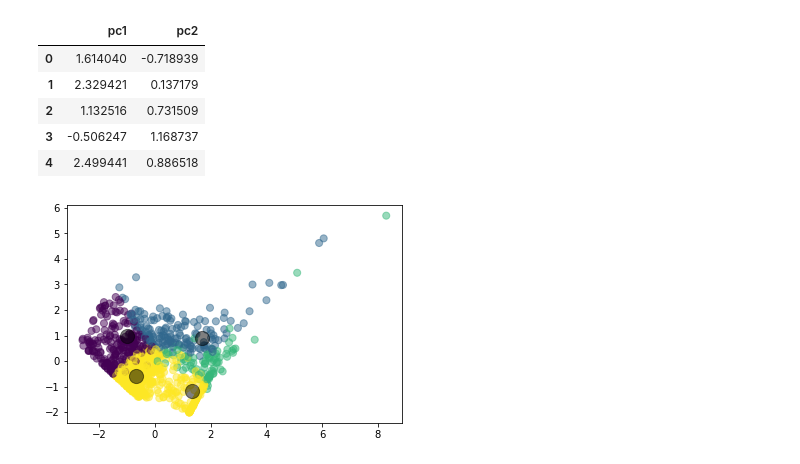
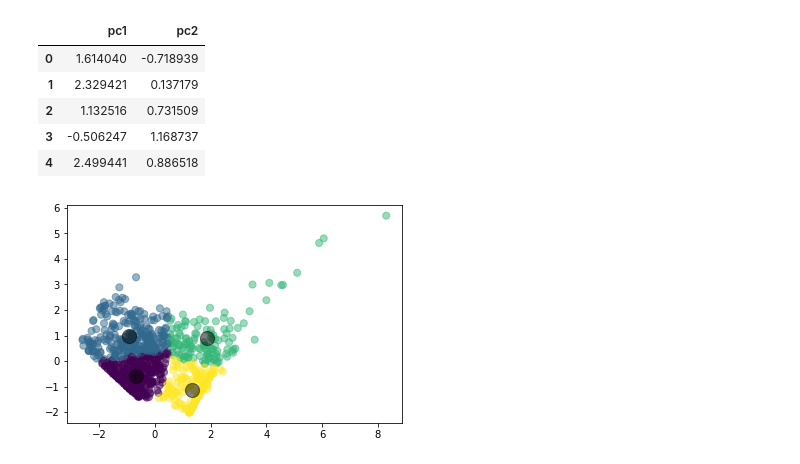
Before and after one commit to chriskok/BotClassification-OSRS, a Jupyter notebook: Classification-June2020.ipynb, the cells around one changed output. Saved outputs shown, nothing was run; the diff lists cells and outputs as text; code cells hidden in the pictures.

```diff
--- a/Classification-June2020.ipynb
+++ b/Classification-June2020.ipynb
@@ -811,15 +811,16 @@ principal_df.head()
 # %%
 X = principal_df.values
 
+kmeans = KMeans(n_clusters=4, random_state=12)
 kmeans.fit(X)
-y_kmeans = kmeans.predict(X3)
+y_kmeans = kmeans.predict(X)
 
 plt.scatter(X[:, 0], X[:, 1], c=y_kmeans, s=50, cmap='viridis', alpha=0.5)
 
 centers = kmeans.cluster_centers_
 plt.scatter(centers[:, 0], centers[:, 1], c='black', s=200, alpha=0.5);
 # %% [output]
-[figure, old version]
+[figure, new version]
 # %%
 fullpca_df = cluster_df.copy()
 fullpca_df['cluster'] = pd.Series(y_kmeans, index=fullpca_df.index)
```
Also changed, not shown: parts of 74 cells of this notebook.
